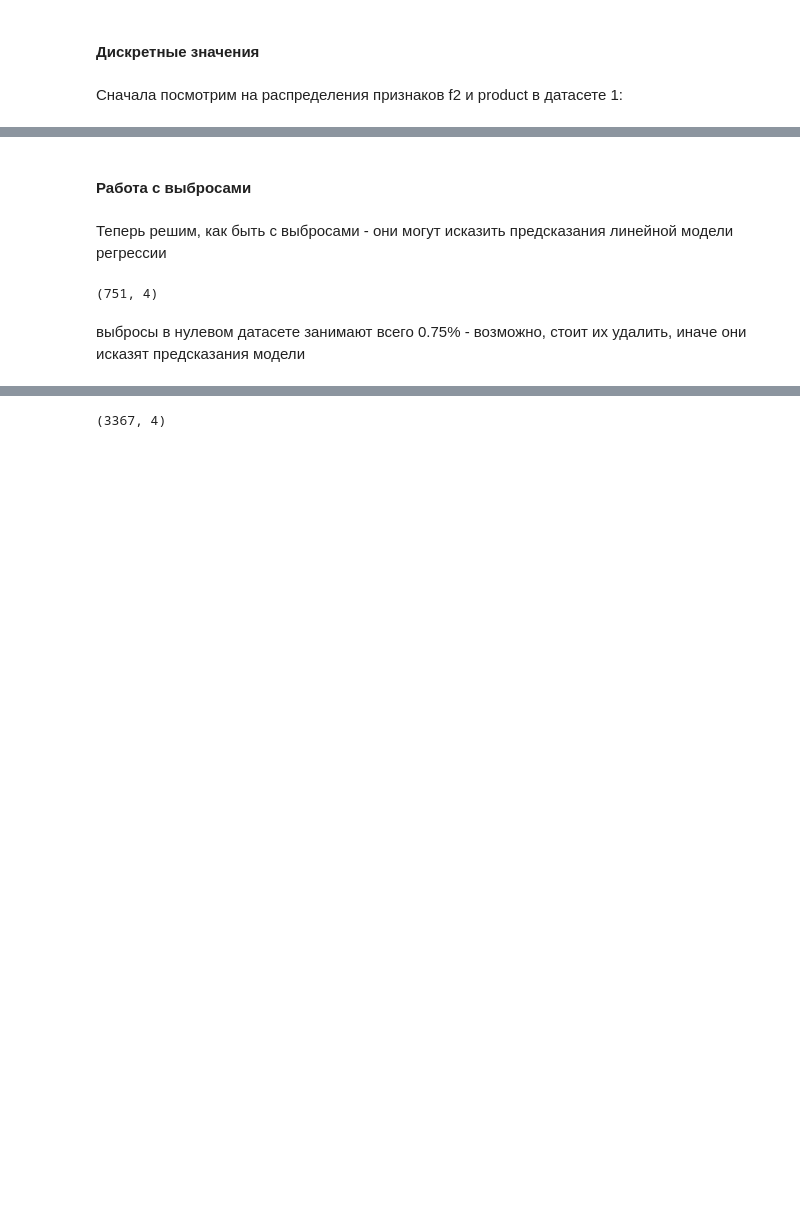
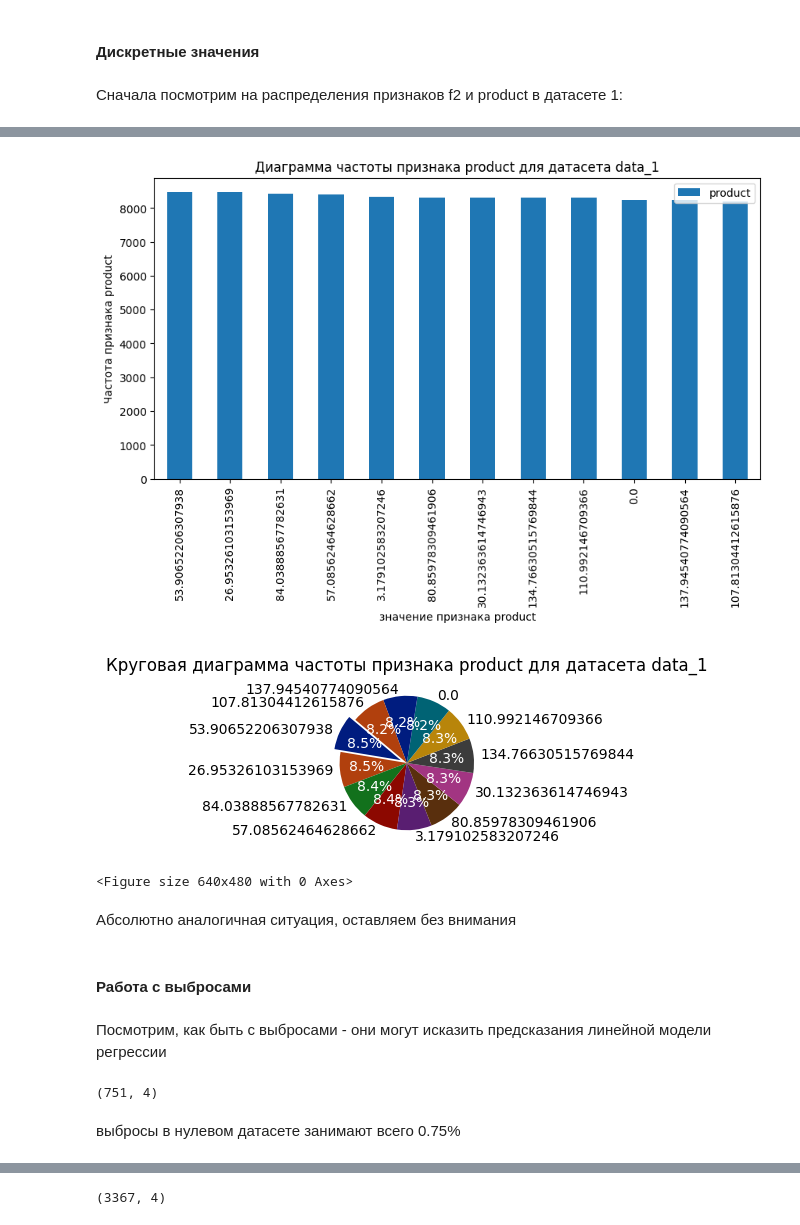
Before and after one commit to anthonypotekhin/studying, a Jupyter notebook: yandex_practicum/10_ml_business/ml_b_proj.ipynb, the cells around one changed output, grey strips where cells are left out. Saved outputs shown, nothing was run; the diff lists cells and outputs as text; code cells hidden in the pictures; blank space fills up the shorter version.

```diff
--- a/yandex_practicum/10_ml_business/ml_b_proj.ipynb
+++ b/yandex_practicum/10_ml_business/ml_b_proj.ipynb
@@ -347,13 +408,28 @@ for i in range(3):
+# %%
+plt.subplot(1, 1, 1)
+barplot_df(data_1, 'product', 'product', 'data_1')
+
+plt.subplot(2, 1, 2)
+pie_plot(data_1, 'product', 'data_1')
+
+plt.tight_layout()  # Для автоматической корректировки расположения графиков
+plt.show()
+# %% [output]
+[figure, added]
+[figure, added]
+<Figure size 640x480 with 0 Axes>
+# %% [markdown]
+Абсолютно аналогичная ситуация, оставляем без внимания
 # %% [markdown]
 #### Работа с выбросами
 # %% [markdown]
-Теперь решим, как быть с выбросами - они могут исказить предсказания линейной модели регрессии
+Посмотрим, как быть с выбросами - они могут исказить предсказания линейной модели регрессии
 # %%
 data_0.query('(f2<-6) | (f2>11)').shape
 # %% [output]
 (751, 4)
 # %% [markdown]
-выбросы в нулевом датасете занимают всего 0.75% - возможно, стоит их удалить, иначе они исказят предсказания модели
+выбросы в нулевом датасете занимают всего 0.75%
 # %%
 data_1.query('(f1<-19) | (f1>9)').shape
 # %% [output]
```
Also changed, not shown: parts of 7 cells of this notebook.
